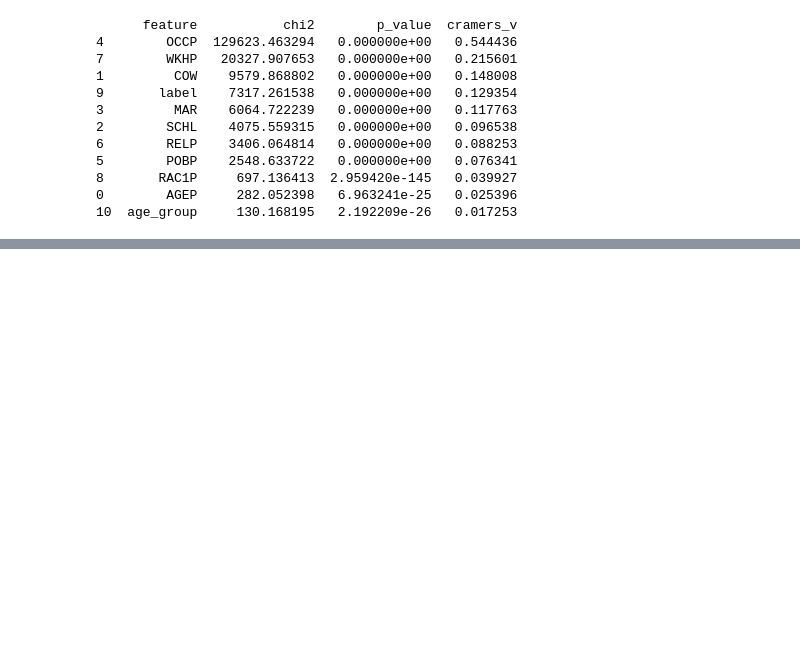
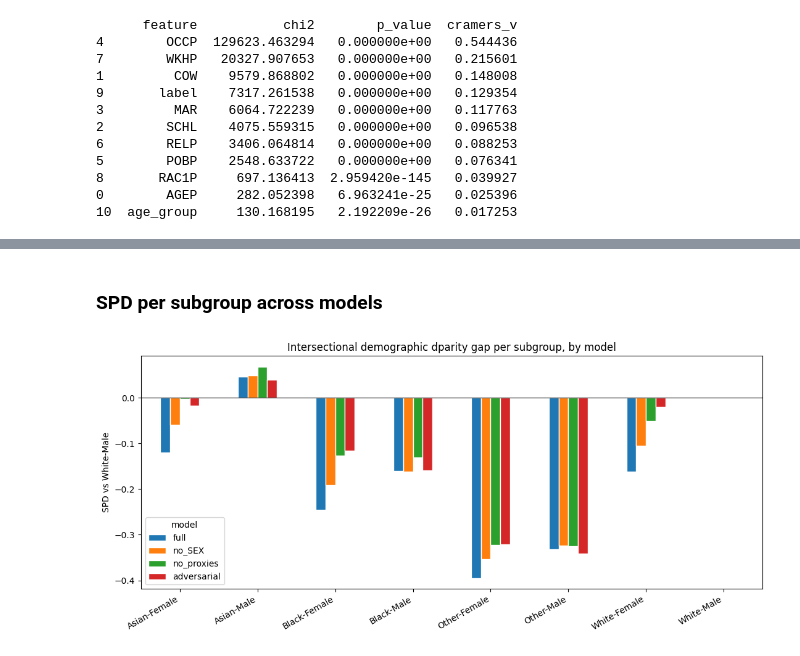
Before and after one commit to Kangerooh/HCML, a Jupyter notebook: HCML_Project.ipynb, the cells around one changed output, grey strips where cells are left out. Cells and saved outputs as stored; diff of their text form; code cells hidden in the pictures; blank space fills up the shorter version.

Commit message:
added intersectional fairness analysis + model/eval fixes

```diff
--- a/HCML_Project.ipynb
+++ b/HCML_Project.ipynb
@@ -430,0 +568,11 @@ print(pd.DataFrame(results).sort_values("cramers_v", ascending=False))
+# %%
+# Drop SEX + its proxies (picked prefixes from Part 3 Cramers V ranking)
+proxy_prefixes = ('OCCP_', 'COW_', 'MAR_')
+proxy_cols = [c for c in X_train_df.columns if c.startswith(proxy_prefixes)]
+drop_cols  = ['SEX'] + proxy_cols
+
+logreg3 = LogisticRegression(random_state=67, max_iter=1000)
+logreg3.fit(X_train_df.drop(columns=drop_cols), y_train)
+y_pred3 = logreg3.predict(X_test_df.drop(columns=drop_cols))
+
+evaluate_performance(y_test, y_pred3, sex_test)
@@ -431,20 +589,17 @@ print(pd.DataFrame(results).sort_values("cramers_v", ascending=False))
 # %%
 from fairlearn.adversarial import AdversarialFairnessClassifier
 
-proxies = X_train_df.columns[X_train_df.columns.str.startswith("OCCP_", "SEX")]
+sex_train = X_train_df['SEX']                      # the sensitive attribute itself
 
-# Create mitigator
 mitigator = AdversarialFairnessClassifier(
     backend="torch",
     predictor_model=[50, "leaky_relu"],
     adversary_model=[3, "leaky_relu"],
     constraints="demographic_parity",
-    random_state = 42)
+    random_state=42)
 
-# Train mitigator with proxies removed
-mitigator.fit(X_train_df.drop(columns=['SEX']), y_train, sensitive_features=X_train_df.drop(columns=proxies))
+mitigator.fit(X_train_df.drop(columns=['SEX']), y_train, sensitive_features=sex_train)
+y_pred4 = mitigator.predict(X_test_df.drop(columns=['SEX']))
 
-y_pred3 = mitigator.predict(X_test_df.drop(columns=['SEX']))
-
-evaluate_performance(y_test, y_pred3, X_test_df)
+evaluate_performance(y_test, y_pred4, sex_test)
 # %% [output]
@@ -455,0 +616,7 @@ Statistical Parity Difference: 0.020080696666366027
+# %%
+from IPython.display import display
+models = {"full": y_pred1, "no_SEX": y_pred2, "no_proxies": y_pred3, "adversarial": y_pred4}
+
+for name, yp in models.items():
+    print(f"\n {name.upper()} ")
+    display(intersectional_report(y_test, yp, sex_test, race_test, top_n_races=4).round(3))
@@ -455,0 +678,13 @@ Statistical Parity Difference: 0.020080696666366027
+# %% [markdown]
+### SPD per subgroup across models
+# %%
+import matplotlib.pyplot as plt
+spd_tab = pd.DataFrame({
+    name: intersectional_report(y_test, yp, sex_test, race_test, top_n_races=4)["SPD"]
+    for name, yp in models.items()})
+spd_tab.plot(kind="bar", figsize=(11,5), edgecolor="white")
+plt.axhline(0, color="black", lw=0.8)
+plt.ylabel("SPD vs White Male"); plt.title("Intersectional demographic dparity gap per subgroup, by model")
+plt.xticks(rotation=30, ha="right"); plt.legend(title="model"); plt.tight_layout(); plt.show()
+# %% [output]
+[figure, added]
```
Also changed, not shown: parts of 26 cells of this notebook.
